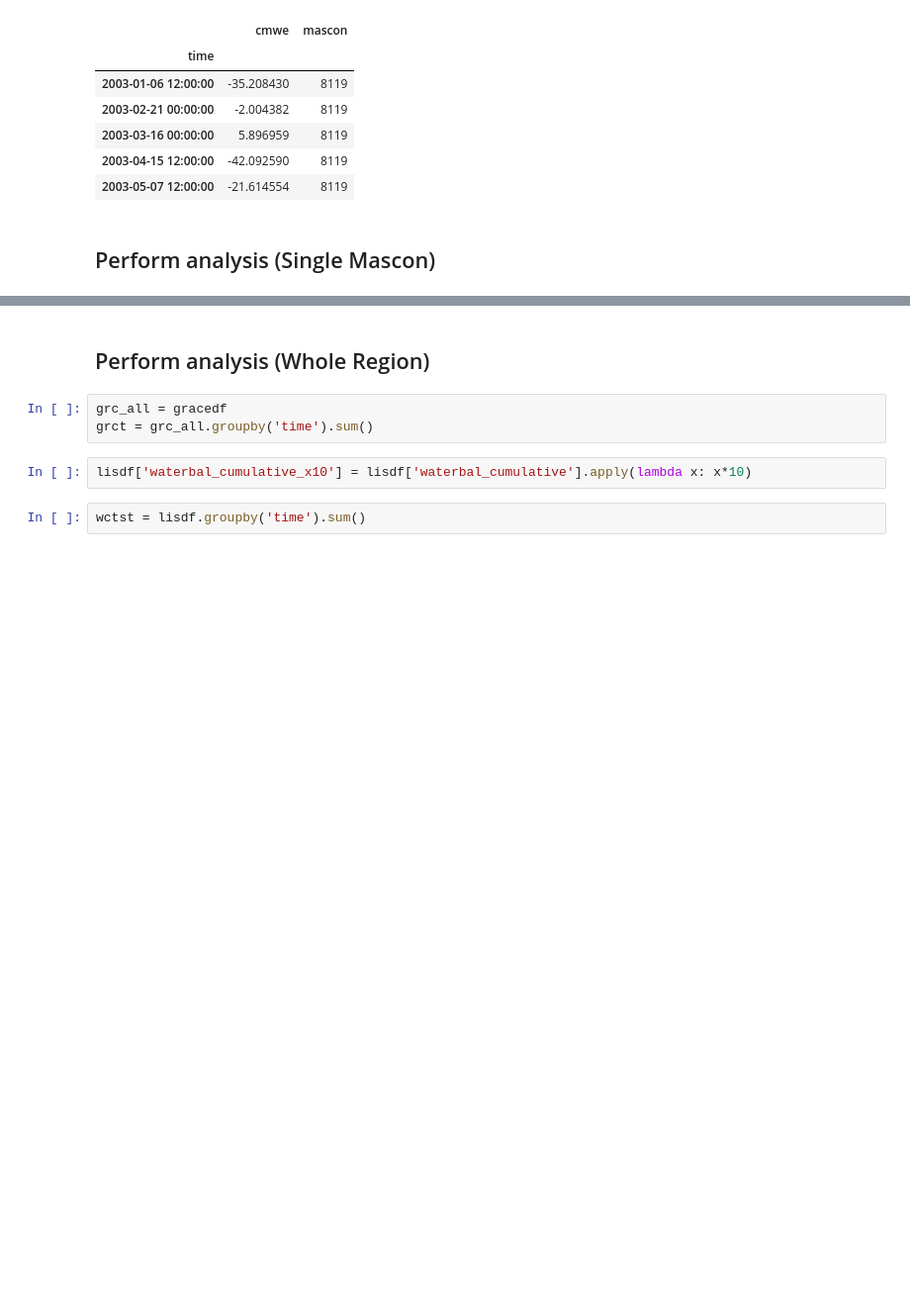
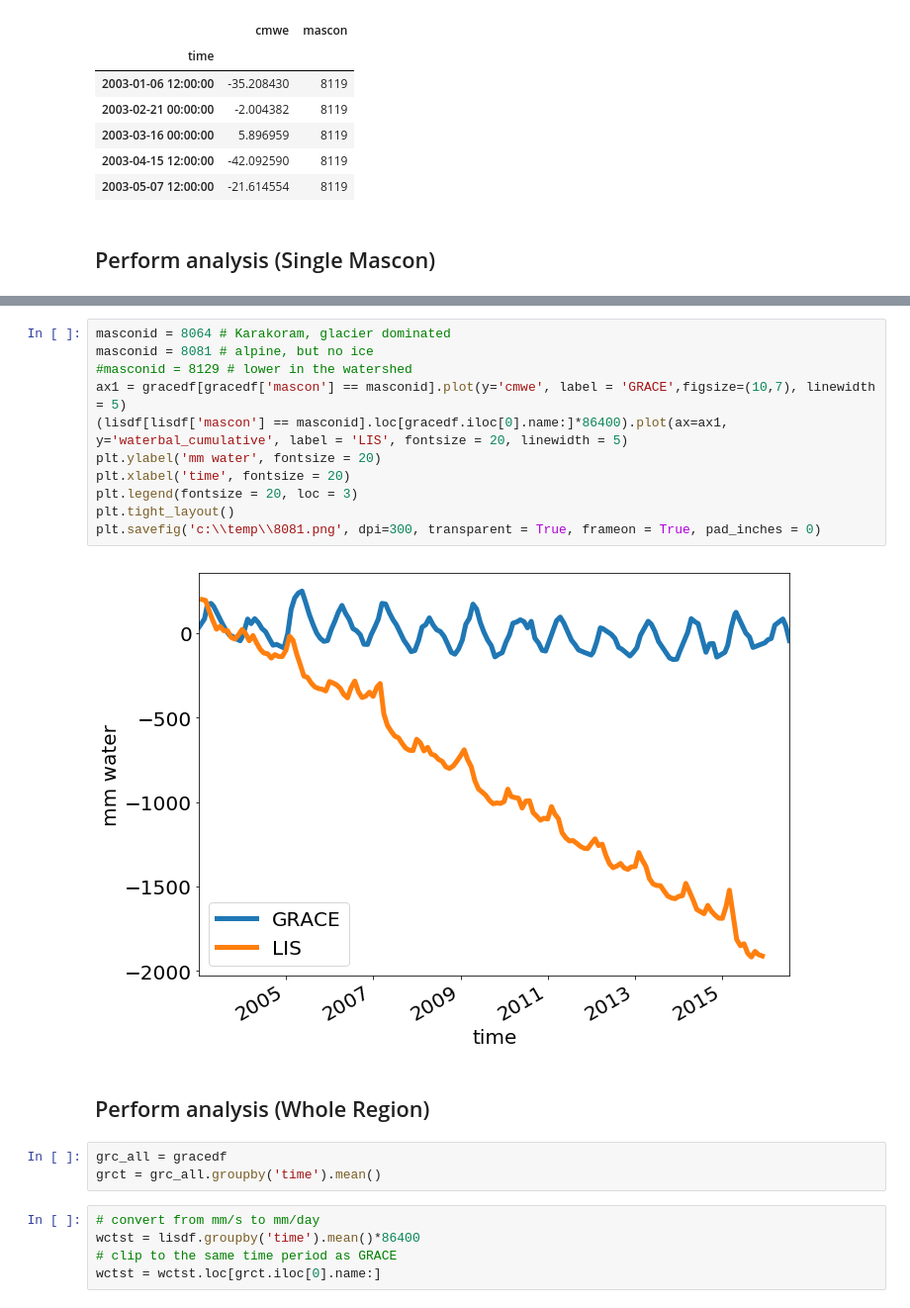
Before and after one commit to NASA-Planetary-Science/HiMAT, a Jupyter notebook: Projects/GRACE_MASCON/Grace_LIS.ipynb, the cells around one changed output, grey strips where cells are left out. Shown at 99% size. Drawn from its saved outputs; the diff is of its cells as text; blank space fills up the shorter version.

```diff
--- a/Projects/GRACE_MASCON/Grace_LIS.ipynb
+++ b/Projects/GRACE_MASCON/Grace_LIS.ipynb
@@ -156,12 +163,26 @@ for idx, masconid in enumerate(masconsid[:5]):
+# %%
+masconid = 8064 # Karakoram, glacier dominated
+masconid = 8081 # alpine, but no ice
+#masconid = 8129 # lower in the watershed
+ax1 = gracedf[gracedf['mascon'] == masconid].plot(y='cmwe', label = 'GRACE',figsize=(10,7), linewidth = 5)
+(lisdf[lisdf['mascon'] == masconid].loc[gracedf.iloc[0].name:]*86400).plot(ax=ax1, y='waterbal_cumulative', label = 'LIS', fontsize = 20, linewidth = 5)
+plt.ylabel('mm water', fontsize = 20)
+plt.xlabel('time', fontsize = 20)
+plt.legend(fontsize = 20, loc = 3)
+plt.tight_layout()
+plt.savefig('c:\\temp\\8081.png', dpi=300, transparent = True, frameon = True, pad_inches = 0)
+# %% [output]
+[figure, added]
 # %% [markdown]
 ## Perform analysis (Whole Region)
 # %%
 grc_all = gracedf
-grct = grc_all.groupby('time').sum()
+grct = grc_all.groupby('time').mean()
-# %%
-lisdf['waterbal_cumulative_x10'] = lisdf['waterbal_cumulative'].apply(lambda x: x*10)
-# %%
-wctst = lisdf.groupby('time').sum()
+# %%
+# convert from mm/s to mm/day
+wctst = lisdf.groupby('time').mean()*86400
+# clip to the same time period as GRACE
+wctst = wctst.loc[grct.iloc[0].name:]
 # %%
 f, ax = plt.subplots(1, figsize=(20, 10))
 grct.plot(ax=ax, y='cmwe')
```
Also changed, not shown: parts of 9 cells of this notebook, 1 other file.
